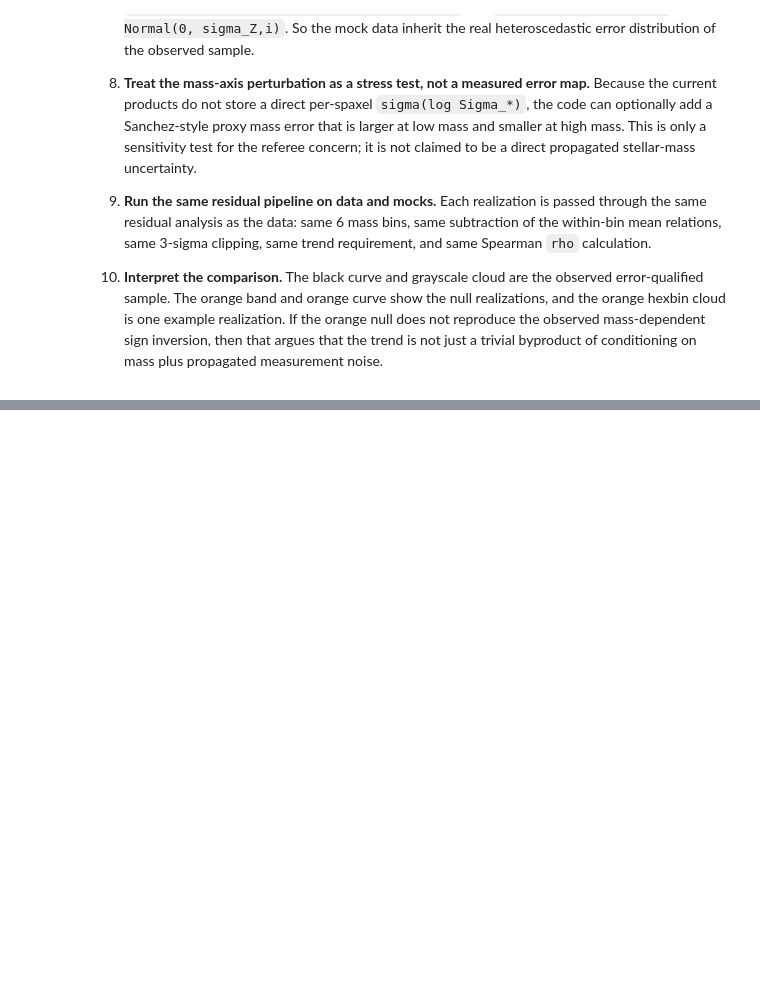
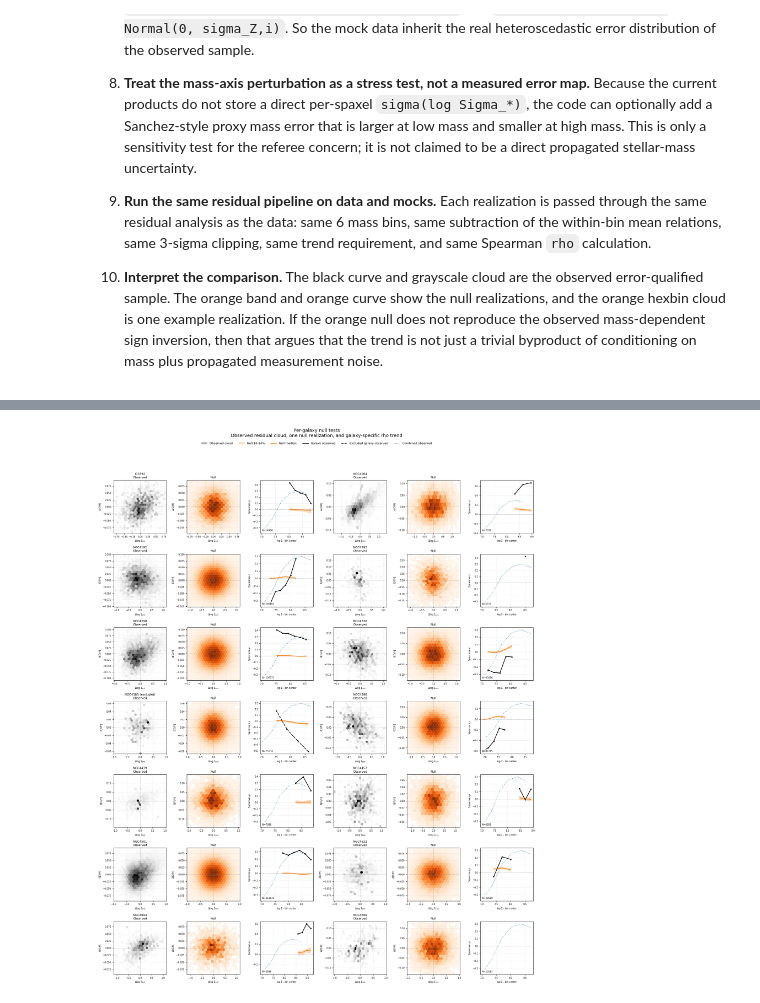
Before and after one commit to Rongjun-ANU/ICRAR-MAUVE, a Jupyter notebook: extended/20260401_simulation_resample.ipynb, the cells around one changed output, grey strips where cells are left out. Drawn from its saved outputs; the diff is of its cells as text; code cells hidden in the pictures; blank space fills up the shorter version.

```diff
--- a/extended/20260401_simulation_resample.ipynb
+++ b/extended/20260401_simulation_resample.ipynb
@@ -1546,0 +1551,48 @@ Bin       Mass range    center         N     obs rho    null p16    null med
+# %%
+# ------------------------------------------------------------------
+# Per-galaxy Sec. 3.4-style null tests in a 7x6 panel grid
+# ------------------------------------------------------------------
+import numpy as np
+
+from sec34_null_test import (
+    list_available_galaxies,
+    load_o3n2_m13_hii_sample_with_errors,
+    mask_sample,
+    plot_sec34_galaxy_grid,
+    run_sec34_style_null_test_by_galaxy,
+)
+
+required = ["global_sigM", "global_bin_centers", "global_rho_values"]
+missing = [name for name in required if name not in globals()]
+if missing:
+    raise RuntimeError("Run the global residual-analysis cell first. Missing variables: " + ", ".join(missing))
+
+all_sec34 = load_o3n2_m13_hii_sample_with_errors(excluded_galaxies=())
+finite_error_mask_all = np.isfinite(all_sec34["sigma_log_sfr"]) & np.isfinite(all_sec34["sigma_oh"])
+all_sec34 = mask_sample(all_sec34, finite_error_mask_all)
+
+galaxy_order = list_available_galaxies()
+per_gal_sec34 = run_sec34_style_null_test_by_galaxy(
+    all_sec34,
+    galaxy_order=galaxy_order,
+    n_bins=6,
+    n_realizations=100,
+    random_seed=726,
+    include_mass_error_proxy=True,
+    mass_error_base=0.05,
+)
+
+combined_curve = {
+    "centers": np.asarray(global_bin_centers, dtype=float),
+    "rho": np.asarray(global_rho_values, dtype=float),
+    "label": "Combined observed",
+}
+
+plot_sec34_galaxy_grid(
+    per_gal_sec34["galaxy_results"],
+    galaxy_order=per_gal_sec34["galaxy_order"],
+    combined_curve=combined_curve,
+    excluded_galaxies={"NGC4383"},
+)
+# %% [output]
+[figure, added]
```
Also changed, not shown: parts of 6 cells of this notebook, 24 other files.
